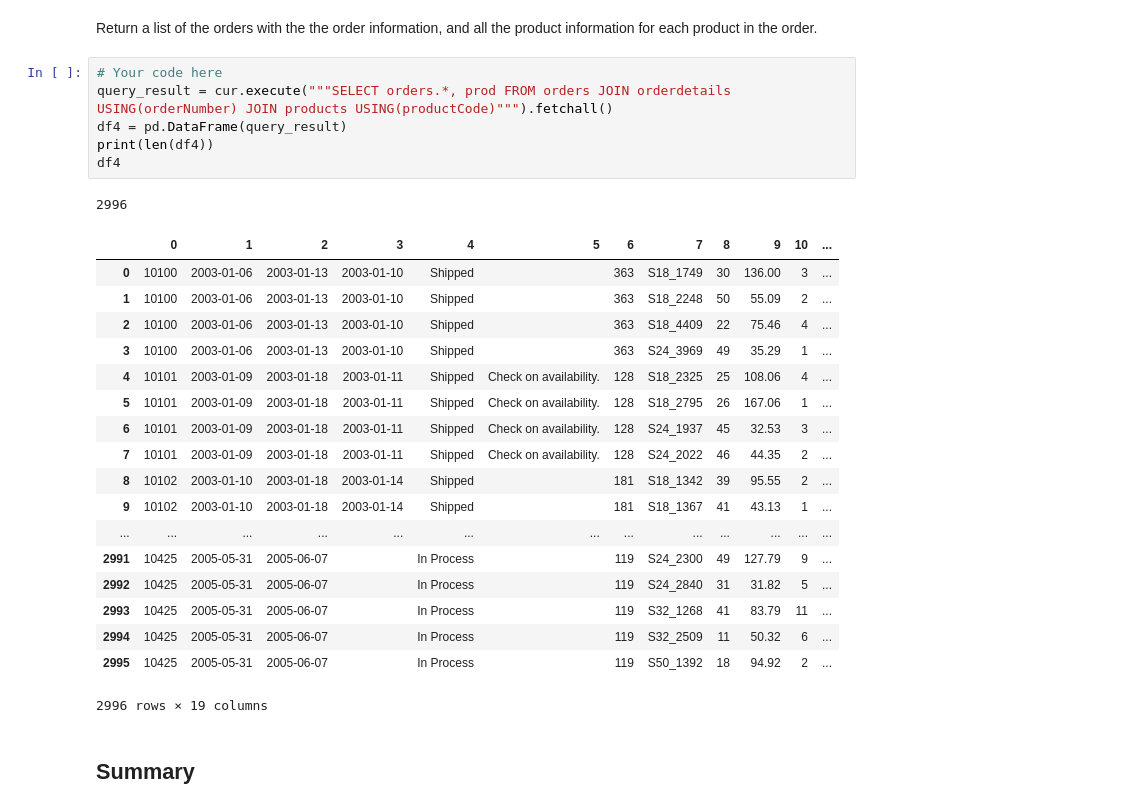
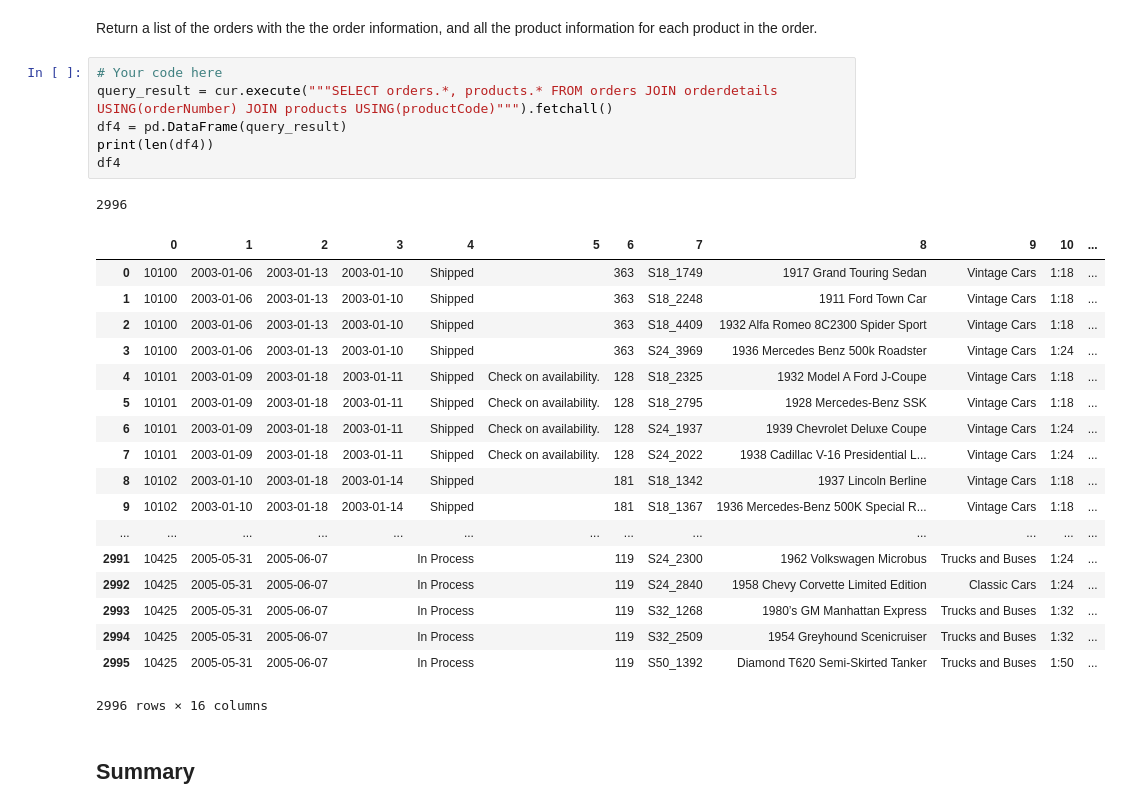
Before and after one commit to rvent/dsc-1-05-13-one-to-many-and-many-to-many-joins-lab-nyc-ds-career-012819, a Jupyter notebook: index.ipynb, the cells around one changed output. Saved outputs shown, nothing was run; the diff lists cells and outputs as text.

```diff
--- a/index.ipynb
+++ b/index.ipynb
@@ -113,31 +113,31 @@ df3
 Return a list of the orders with the the order information, and all the product information for each product in the order.
 # %%
 # Your code here
-query_result = cur.execute("""SELECT orders.*, prod FROM orders JOIN orderdetails
+query_result = cur.execute("""SELECT orders.*, products.* FROM orders JOIN orderdetails
 USING(orderNumber) JOIN products USING(productCode)""").fetchall()
 df4 = pd.DataFrame(query_result)
 print(len(df4))
 df4
 # %% [output]
 2996
 |  | 0 | 1 | 2 | 3 | 4 | 5 | 6 | 7 | 8 | 9 | 10 | ... |
-| 0 | 10100 | 2003-01-06 | 2003-01-13 | 2003-01-10 | Shipped |  | 363 | S18_1749 | 30 | 136.00 | 3 | ... |
-| 1 | 10100 | 2003-01-06 | 2003-01-13 | 2003-01-10 | Shipped |  | 363 | S18_2248 | 50 | 55.09 | 2 | ... |
-| 2 | 10100 | 2003-01-06 | 2003-01-13 | 2003-01-10 | Shipped |  | 363 | S18_4409 | 22 | 75.46 | 4 | ... |
-| 3 | 10100 | 2003-01-06 | 2003-01-13 | 2003-01-10 | Shipped |  | 363 | S24_3969 | 49 | 35.29 | 1 | ... |
-| 4 | 10101 | 2003-01-09 | 2003-01-18 | 2003-01-11 | Shipped | Check on availability. | 128 | S18_2325 | 25 | 108.06 | 4 | ... |
-| 5 | 10101 | 2003-01-09 | 2003-01-18 | 2003-01-11 | Shipped | Check on availability. | 128 | S18_2795 | 26 | 167.06 | 1 | ... |
-| 6 | 10101 | 2003-01-09 | 2003-01-18 | 2003-01-11 | Shipped | Check on availability. | 128 | S24_1937 | 45 | 32.53 | 3 | ... |
-| 7 | 10101 | 2003-01-09 | 2003-01-18 | 2003-01-11 | Shipped | Check on availability. | 128 | S24_2022 | 46 | 44.35 | 2 | ... |
-| 8 | 10102 | 2003-01-10 | 2003-01-18 | 2003-01-14 | Shipped |  | 181 | S18_1342 | 39 | 95.55 | 2 | ... |
-| 9 | 10102 | 2003-01-10 | 2003-01-18 | 2003-01-14 | Shipped |  | 181 | S18_1367 | 41 | 43.13 | 1 | ... |
+| 0 | 10100 | 2003-01-06 | 2003-01-13 | 2003-01-10 | Shipped |  | 363 | S18_1749 | 1917 Grand Touring Sedan | Vintage Cars | 1:18 | ... |
+| 1 | 10100 | 2003-01-06 | 2003-01-13 | 2003-01-10 | Shipped |  | 363 | S18_2248 | 1911 Ford Town Car | Vintage Cars | 1:18 | ... |
+| 2 | 10100 | 2003-01-06 | 2003-01-13 | 2003-01-10 | Shipped |  | 363 | S18_4409 | 1932 Alfa Romeo 8C2300 Spider Sport | Vintage Cars | 1:18 | ... |
+| 3 | 10100 | 2003-01-06 | 2003-01-13 | 2003-01-10 | Shipped |  | 363 | S24_3969 | 1936 Mercedes Benz 500k Roadster | Vintage Cars | 1:24 | ... |
+| 4 | 10101 | 2003-01-09 | 2003-01-18 | 2003-01-11 | Shipped | Check on availability. | 128 | S18_2325 | 1932 Model A Ford J-Coupe | Vintage Cars | 1:18 | ... |
+| 5 | 10101 | 2003-01-09 | 2003-01-18 | 2003-01-11 | Shipped | Check on availability. | 128 | S18_2795 | 1928 Mercedes-Benz SSK | Vintage Cars | 1:18 | ... |
+| 6 | 10101 | 2003-01-09 | 2003-01-18 | 2003-01-11 | Shipped | Check on availability. | 128 | S24_1937 | 1939 Chevrolet Deluxe Coupe | Vintage Cars | 1:24 | ... |
+| 7 | 10101 | 2003-01-09 | 2003-01-18 | 2003-01-11 | Shipped | Check on availability. | 128 | S24_2022 | 1938 Cadillac V-16 Presidential L... | Vintage Cars | 1:24 | ... |
+| 8 | 10102 | 2003-01-10 | 2003-01-18 | 2003-01-14 | Shipped |  | 181 | S18_1342 | 1937 Lincoln Berline | Vintage Cars | 1:18 | ... |
+| 9 | 10102 | 2003-01-10 | 2003-01-18 | 2003-01-14 | Shipped |  | 181 | S18_1367 | 1936 Mercedes-Benz 500K Special R... | Vintage Cars | 1:18 | ... |
 | ... | ... | ... | ... | ... | ... | ... | ... | ... | ... | ... | ... | ... |
-| 2991 | 10425 | 2005-05-31 | 2005-06-07 |  | In Process |  | 119 | S24_2300 | 49 | 127.79 | 9 | ... |
-| 2992 | 10425 | 2005-05-31 | 2005-06-07 |  | In Process |  | 119 | S24_2840 | 31 | 31.82 | 5 | ... |
-| 2993 | 10425 | 2005-05-31 | 2005-06-07 |  | In Process |  | 119 | S32_1268 | 41 | 83.79 | 11 | ... |
-| 2994 | 10425 | 2005-05-31 | 2005-06-07 |  | In Process |  | 119 | S32_2509 | 11 | 50.32 | 6 | ... |
-| 2995 | 10425 | 2005-05-31 | 2005-06-07 |  | In Process |  | 119 | S50_1392 | 18 | 94.92 | 2 | ... |
+| 2991 | 10425 | 2005-05-31 | 2005-06-07 |  | In Process |  | 119 | S24_2300 | 1962 Volkswagen Microbus | Trucks and Buses | 1:24 | ... |
+| 2992 | 10425 | 2005-05-31 | 2005-06-07 |  | In Process |  | 119 | S24_2840 | 1958 Chevy Corvette Limited Edition | Classic Cars | 1:24 | ... |
+| 2993 | 10425 | 2005-05-31 | 2005-06-07 |  | In Process |  | 119 | S32_1268 | 1980’s GM Manhattan Express | Trucks and Buses | 1:32 | ... |
+| 2994 | 10425 | 2005-05-31 | 2005-06-07 |  | In Process |  | 119 | S32_2509 | 1954 Greyhound Scenicruiser | Trucks and Buses | 1:32 | ... |
+| 2995 | 10425 | 2005-05-31 | 2005-06-07 |  | In Process |  | 119 | S50_1392 | Diamond T620 Semi-Skirted Tanker | Trucks and Buses | 1:50 | ... |
-2996 rows × 19 columns
+2996 rows × 16 columns
 # %% [markdown]
 ## Summary
 # %% [markdown]
```
